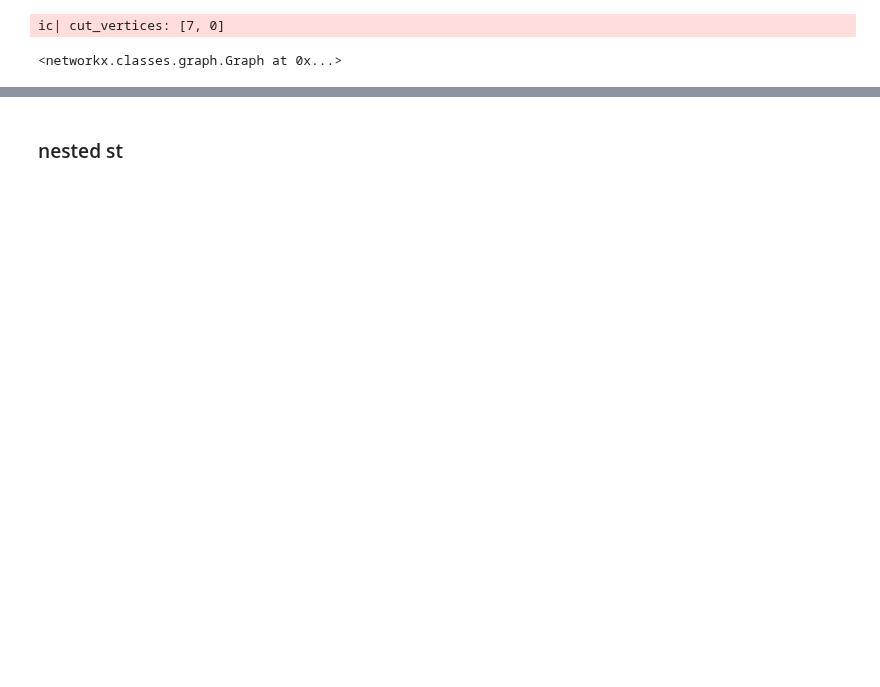
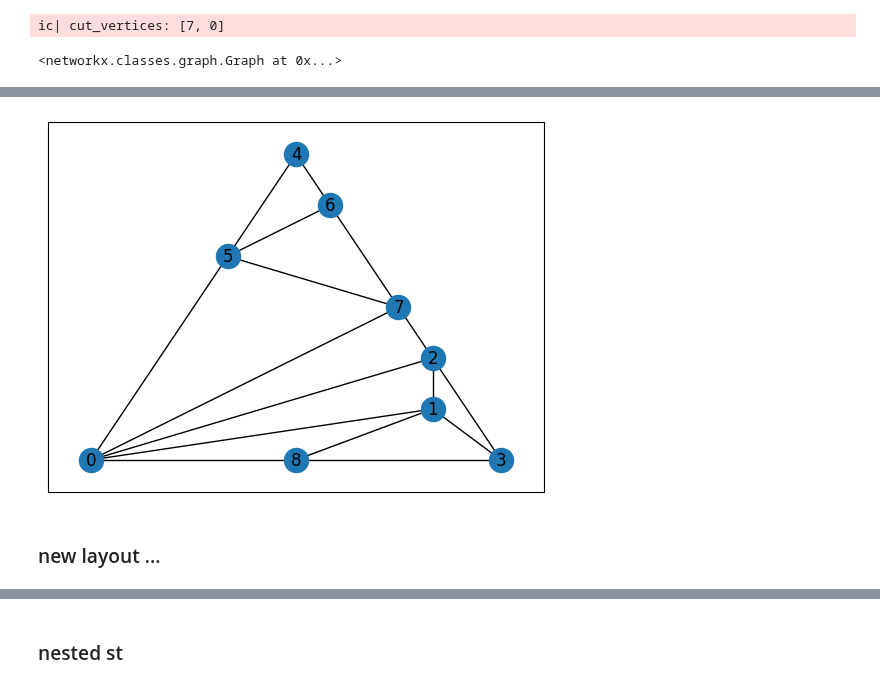
Before and after one commit to juliet29/bisht2022, a Jupyter notebook: test08_sepTri.ipynb, the cells around one changed output, grey strips where cells are left out. Cells and saved outputs as stored; diff of their text form; code cells hidden in the pictures; blank space fills up the shorter version.

```diff
--- a/test08_sepTri.ipynb
+++ b/test08_sepTri.ipynb
@@ -19,5 +18,6 @@ a.run_augment()
 ic| cut_vertices: [7, 0]
 <networkx.classes.graph.Graph at 0x...>
 # %%
-pos = plot_just_planar(a.G_final);
+pos = plot_just_planar(a.G)
+pos
 # %% [output]
@@ -26,8 +50,9 @@ ic| 'planar'
 # %%
 # number of STs
-b = Boundaries(a.G_final)
+b = Boundaries(a.G)
 sep_tris = b.find_seperating_triangles()
 b.find_sep_triangle_targets()
-# p = len(STs)
+_, pos = b.clean_up_sep_triangle(pos)
+
 sep_tris
 # %% [output]
@@ -46,0 +76,6 @@ ic| 'planar'
+# %%
+nx.draw_networkx(b.G_no_st, pos)
+# %% [output]
+[figure, added]
+# %% [markdown]
+### new layout ...
```
Also changed, not shown: parts of 16 cells of this notebook, 3 other files.
